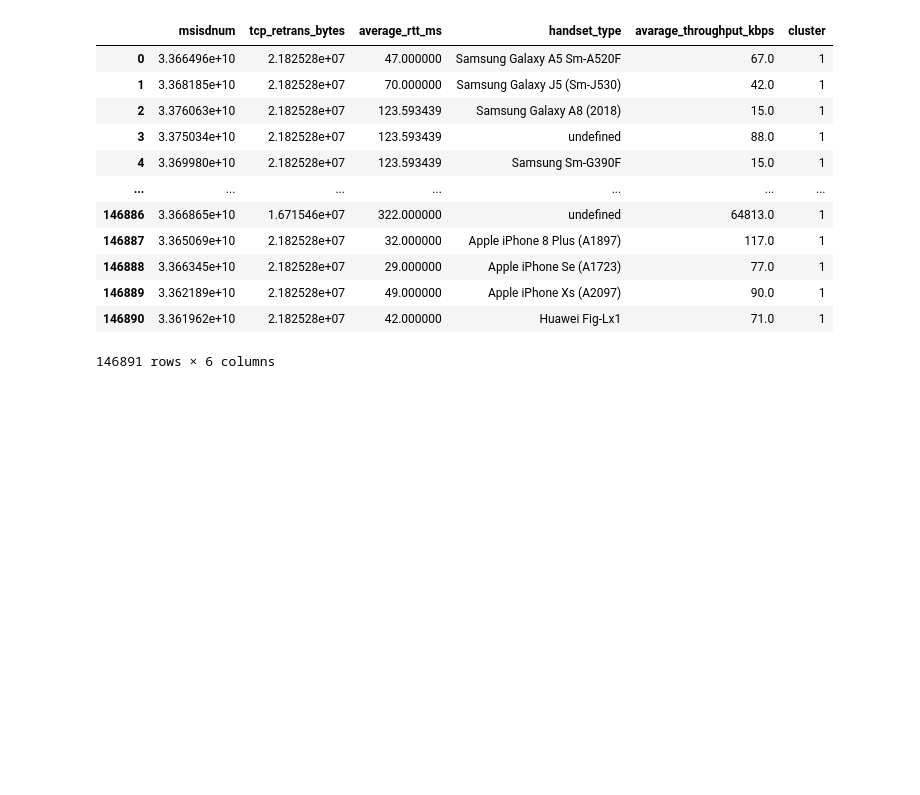
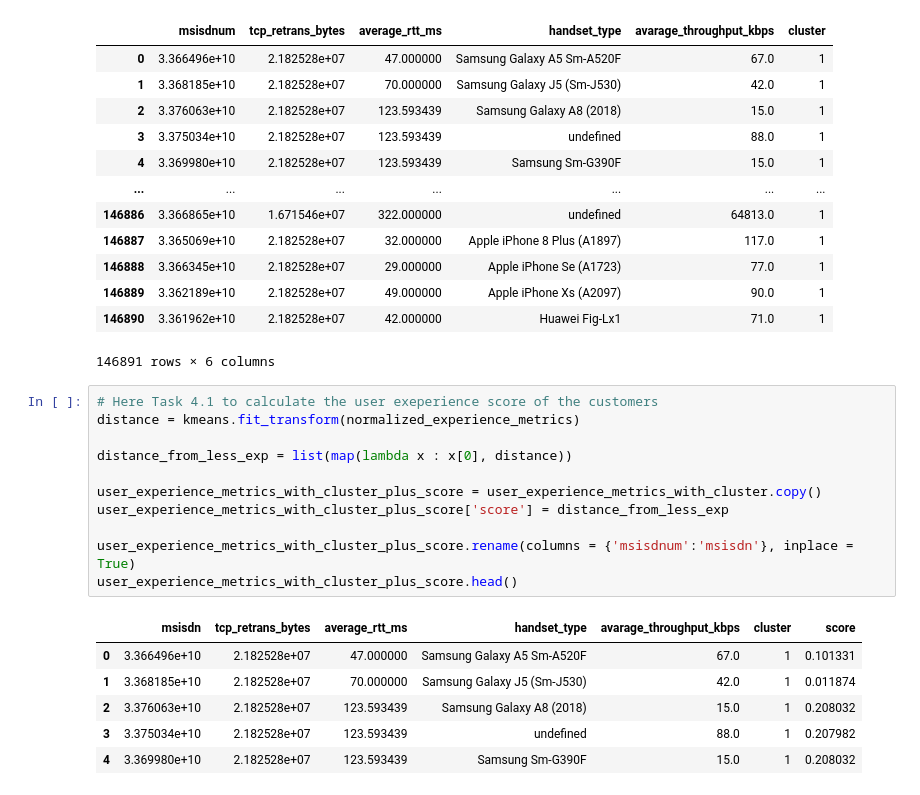
Before and after one commit to michaelgetachew-abebe/Telecom-User-Analytics, a Jupyter notebook: notebooks/user_experience_analytics.ipynb, the cells around one changed output. Cells and saved outputs as stored; diff of their text form; blank space fills up the shorter version.

```diff
--- a/notebooks/user_experience_analytics.ipynb
+++ b/notebooks/user_experience_analytics.ipynb
@@ -426,3 +428,21 @@ File Successfully Saved.!!!
 | 146889 | 3.362189e+10 | 2.182528e+07 | 49.000000 | Apple iPhone Xs (A2097) | 90.0 | 1 |
 | 146890 | 3.361962e+10 | 2.182528e+07 | 42.000000 | Huawei Fig-Lx1 | 71.0 | 1 |
 146891 rows × 6 columns
+# %%
+# Here Task 4.1 to calculate the user exeperience score of the customers
+distance = kmeans.fit_transform(normalized_experience_metrics)
+
+distance_from_less_exp = list(map(lambda x : x[0], distance))
+
+user_experience_metrics_with_cluster_plus_score = user_experience_metrics_with_cluster.copy()
+user_experience_metrics_with_cluster_plus_score['score'] = distance_from_less_exp
+
+user_experience_metrics_with_cluster_plus_score.rename(columns = {'msisdnum':'msisdn'}, inplace = True)
+user_experience_metrics_with_cluster_plus_score.head()
+# %% [output]
+|  | msisdn | tcp_retrans_bytes | average_rtt_ms | handset_type | avarage_throughput_kbps | cluster | score |
+| 0 | 3.366496e+10 | 2.182528e+07 | 47.000000 | Samsung Galaxy A5 Sm-A520F | 67.0 | 1 | 0.101331 |
+| 1 | 3.368185e+10 | 2.182528e+07 | 70.000000 | Samsung Galaxy J5 (Sm-J530) | 42.0 | 1 | 0.011874 |
+| 2 | 3.376063e+10 | 2.182528e+07 | 123.593439 | Samsung Galaxy A8 (2018) | 15.0 | 1 | 0.208032 |
+| 3 | 3.375034e+10 | 2.182528e+07 | 123.593439 | undefined | 88.0 | 1 | 0.207982 |
+| 4 | 3.369980e+10 | 2.182528e+07 | 123.593439 | Samsung Sm-G390F | 15.0 | 1 | 0.208032 |
```
Also changed, not shown: parts of 3 cells of this notebook, 2 other files.
